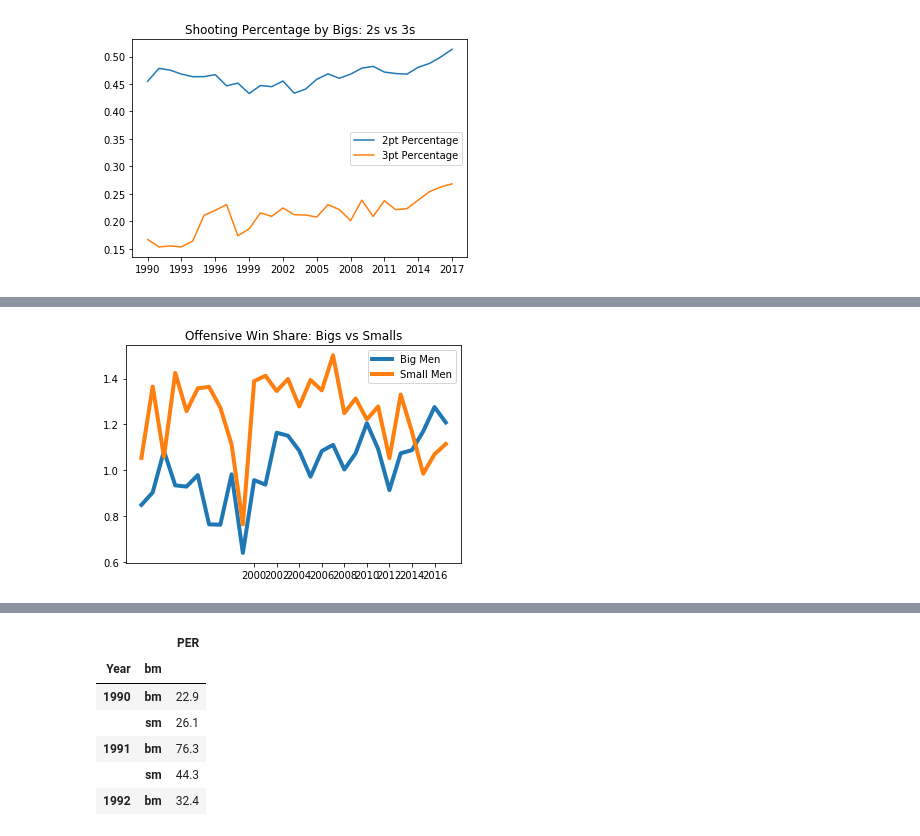
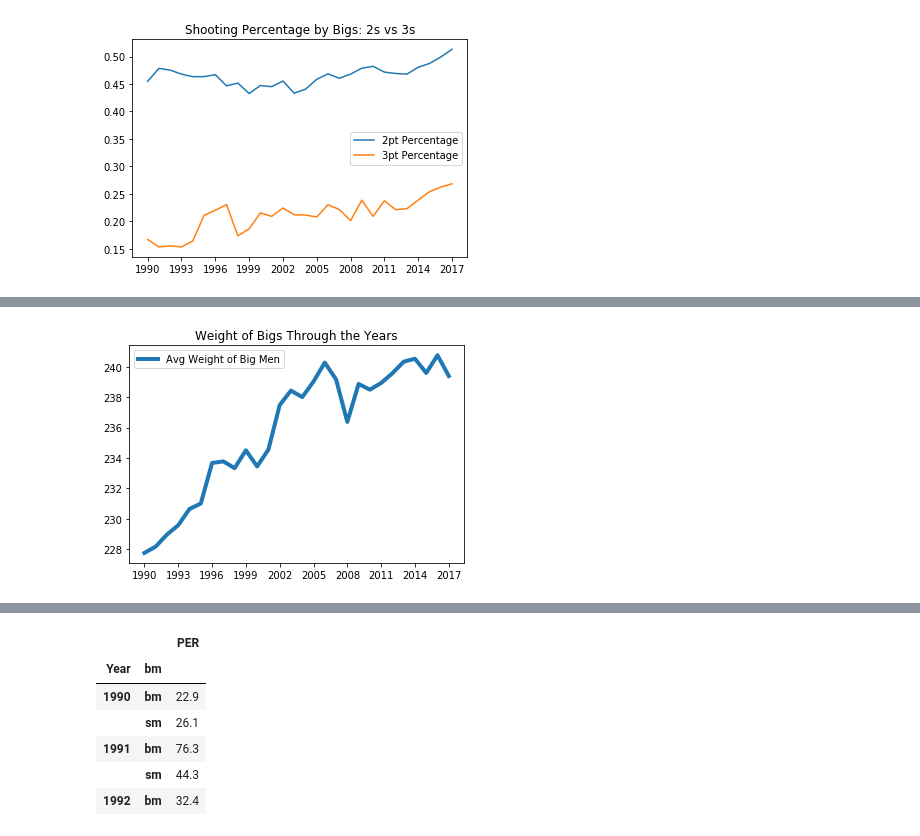
Before and after one commit to logan7734/Project1_repo, a Jupyter notebook: andrew_project_1.ipynb, the cells around one changed output, grey strips where cells are left out. Cells and saved outputs as stored; diff of their text form; code cells hidden in the pictures.

```diff
--- a/andrew_project_1.ipynb
+++ b/andrew_project_1.ipynb
@@ -983,23 +1006,24 @@ plt.show()
 # %%
-#Creating a graph for offensive win shares
-bm_ows = sm_df['OWS'].mean()
-sm_ows = sm_df['OWS'].mean()
+# Plotting avg weight through the yrs
+bm_ar = sm_df['weight'].mean()
+#sm_ar = sm_df['3PAr'].mean()
 
-bm_ows = bm_ows.reset_index()
-sm_ows = sm_ows.reset_index()
+bm_ar = bm_ar.reset_index()
+#sm_ar = sm_ar.reset_index()
 
 
-bm_ows_graph = bm_ows.loc[bm_ows["bm"]=="bm"]
-sm_ows_graph = sm_ows.loc[sm_ows['bm']=='sm']
+bm_ar_graph = bm_ar.loc[bm_ar["bm"]=="bm"]
+#sm_ar_graph = sm_ar.loc[sm_ar['bm']=='sm']
 
-plt.plot(bm_ows_graph['Year'], bm_ows_graph['OWS'],
-      label = 'Big Men', linewidth = 4)
-plt.plot(sm_ows_graph['Year'], sm_ows_graph['OWS'],
-      label = 'Small Men', linewidth = 4)
-plt.xticks(np.arange(2000,2018, step=2))
+plt.plot(bm_ar_graph['Year'], bm_ar_graph['weight'],
+      label = 'Avg Weight of Big Men', linewidth = 4)
+#plt.plot(sm_ar_graph['Year'], sm_ar_graph['3PAr'],
+     # label = 'Small Men', linewidth = 4)
+plt.xticks(np.arange(1990,2018, step=3))
 plt.legend()
-plt.title('Offensive Win Share: Bigs vs Smalls')
+plt.title('Weight of Bigs Through the Years')
+plt.savefig('weight of bigs')
 
 plt.show()
 # %% [output]
-[figure, old version]
+[figure, new version]
```
Also changed, not shown: parts of 12 cells of this notebook, 9 other files.
